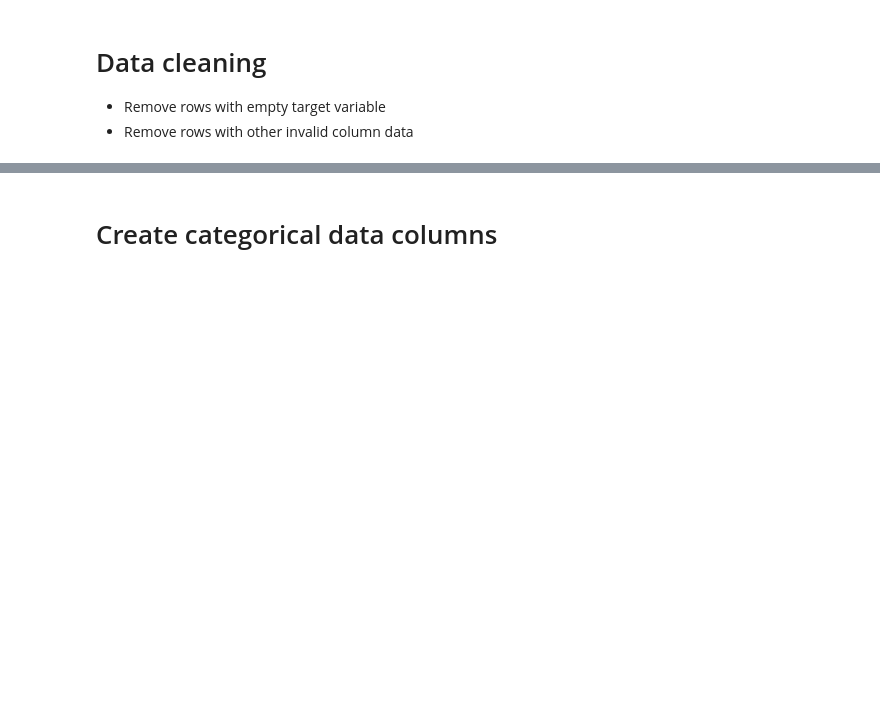
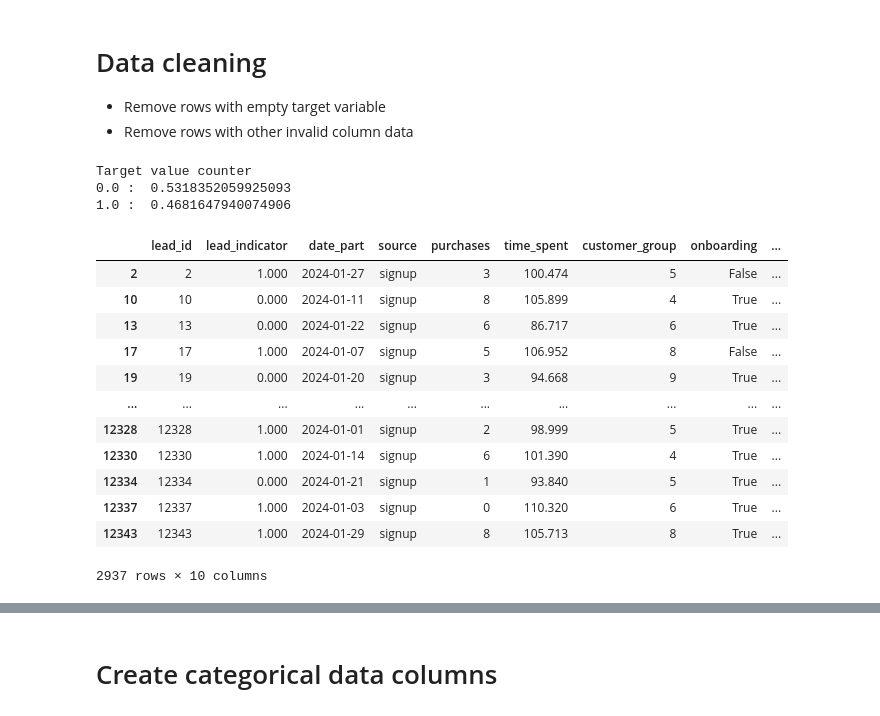
Before and after one commit to Mariegint/itu-sdse-project, a Jupyter notebook: mlops_refactor/notebooks/main.ipynb, the cells around one changed output, grey strips where cells are left out. Cells and saved outputs as stored; diff of their text form; code cells hidden in the pictures; blank space fills up the shorter version.

```diff
--- a/mlops_refactor/notebooks/main.ipynb
+++ b/mlops_refactor/notebooks/main.ipynb
@@ -163,19 +202,41 @@ data = data.drop(
 * Remove rows with empty target variable
 * Remove rows with other invalid column data
 # %%
-import numpy as np
+#import numpy as np
 
-data["lead_indicator"].replace("", np.nan, inplace=True)
-data["lead_id"].replace("", np.nan, inplace=True)
-data["customer_code"].replace("", np.nan, inplace=True)
+#remove_empty_identifiers
 
-data = data.dropna(axis=0, subset=["lead_indicator"])
-data = data.dropna(axis=0, subset=["lead_id"])
+#data_test_3= data.copy()
+#data_test_3["lead_indicator"].replace("", np.nan, inplace=True)
+#data_test_3["lead_id"].replace("", np.nan, inplace=True)
+#data_test_3["customer_code"].replace("", np.nan, inplace=True)
 
-data = data[data.source == "signup"]
-result=data.lead_indicator.value_counts(normalize = True)
+# drop_invalid_rows
 
-print("Target value counter")
-for val, n in zip(result.index, result):
-    print(val, ": ", n)
-data
+#data_test_3 = data_test_3.dropna(axis=0, subset=["lead_indicator"])
+#data_test_3 = data_test_3.dropna(axis=0, subset=["lead_id"])
+
+#data_test_3 = data_test_3[data_test_3.source == "signup"]
+#result_3=data_test_3.lead_indicator.value_counts(normalize = True)
+
+#print("Target value counter")
+#for val, n in zip(result_3.index, result_3):
+#    print(val, ": ", n)
+#data_test_3
+# %% [output]
+Target value counter
+0.0 :  0.5318352059925093
+1.0 :  0.4681647940074906
+|  | lead_id | lead_indicator | date_part | source | purchases | time_spent | customer_group | onboarding | ... |
+| 2 | 2 | 1.000 | 2024-01-27 | signup | 3 | 100.474 | 5 | False | ... |
+| 10 | 10 | 0.000 | 2024-01-11 | signup | 8 | 105.899 | 4 | True | ... |
+| 13 | 13 | 0.000 | 2024-01-22 | signup | 6 | 86.717 | 6 | True | ... |
+| 17 | 17 | 1.000 | 2024-01-07 | signup | 5 | 106.952 | 8 | False | ... |
+| 19 | 19 | 0.000 | 2024-01-20 | signup | 3 | 94.668 | 9 | True | ... |
+| ... | ... | ... | ... | ... | ... | ... | ... | ... | ... |
+| 12328 | 12328 | 1.000 | 2024-01-01 | signup | 2 | 98.999 | 5 | True | ... |
+| 12330 | 12330 | 1.000 | 2024-01-14 | signup | 6 | 101.390 | 4 | True | ... |
+| 12334 | 12334 | 0.000 | 2024-01-21 | signup | 1 | 93.840 | 5 | True | ... |
+| 12337 | 12337 | 1.000 | 2024-01-03 | signup | 0 | 110.320 | 6 | True | ... |
+| 12343 | 12343 | 1.000 | 2024-01-29 | signup | 8 | 105.713 | 8 | True | ... |
+2937 rows × 10 columns
```
Also changed, not shown: parts of 28 cells of this notebook, 12 other files.
